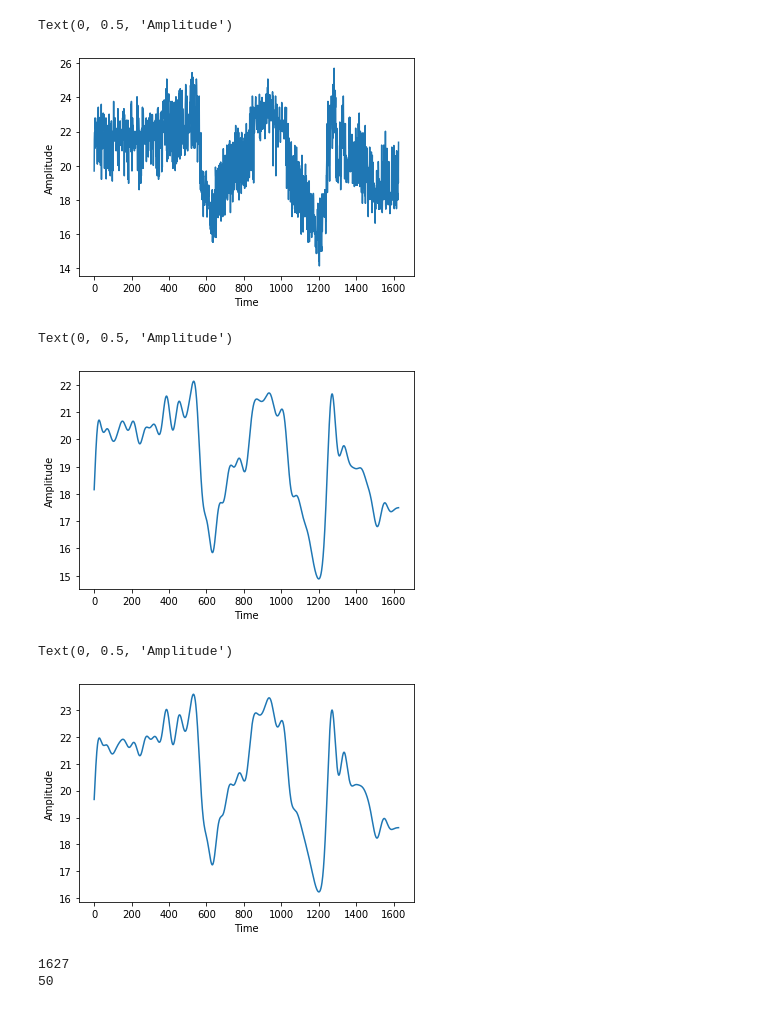
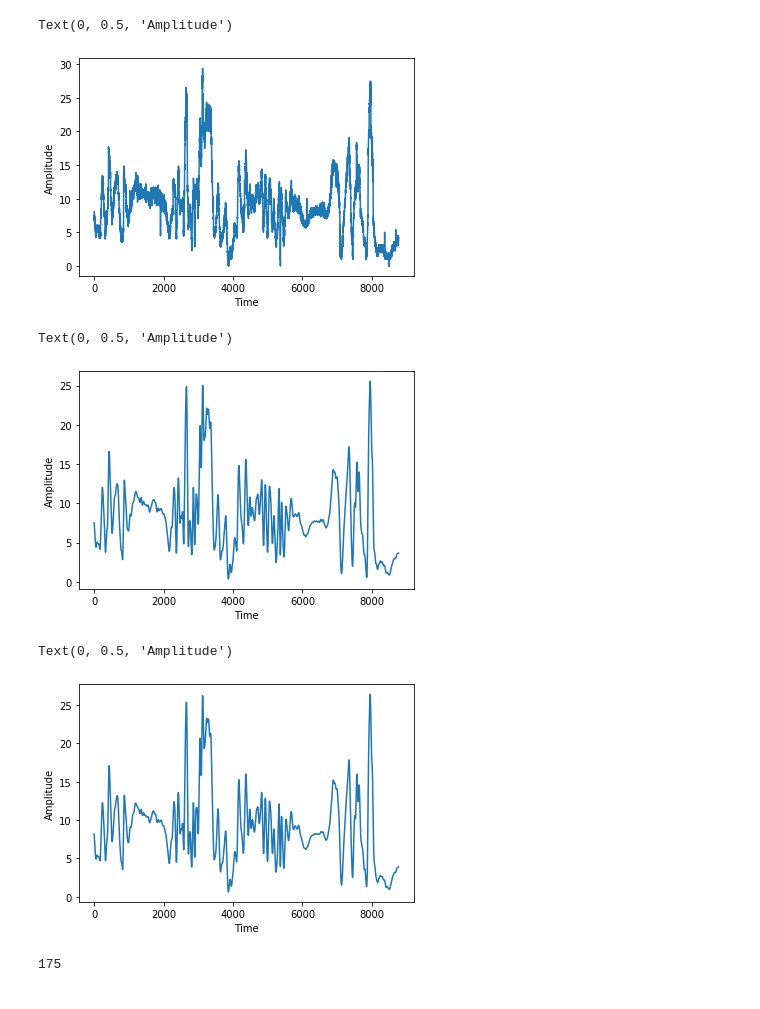
Before and after one commit to SohamPatel/WiFi_ID, a Jupyter notebook: Silence Removal.ipynb, the cells around one changed output. Cells and saved outputs as stored; diff of their text form; code cells hidden in the pictures.

```diff
--- a/Silence Removal.ipynb
+++ b/Silence Removal.ipynb
@@ -2,9 +2,10 @@
 %matplotlib inline
 import matplotlib.pyplot as plt
 import scipy.io as sio
-from scipy.signal import butter, lfilter, filtfilt
+import math
+from scipy.signal import butter, lfilter, filtfilt, medfilt
 
-matlab_file = 'test.mat'
+matlab_file = './Sushant_CSI/1m/backward_converted/log_3.mat'
 # %%
 mat_contents = sio.loadmat(matlab_file)
 antenna_1 = mat_contents['M']
@@ -38,7 +39,7 @@ plt.xlabel('Time')
 plt.ylabel('Amplitude')
 # %% [output]
 Text(0, 0.5, 'Amplitude')
-[figure, old version]
+[figure, new version]
 # %%
 flt_ord = 12
 b, a = butter(flt_ord, 30/(fs/2), 'lowpass', analog=False)
@@ -48,36 +49,35 @@ plt.xlabel('Time')
 plt.ylabel('Amplitude')
 # %% [output]
 Text(0, 0.5, 'Amplitude')
-[figure, old version]
+[figure, new version]
 # %%
-flt_ord = 11
+flt_ord = 5
 b, a = butter(flt_ord, 30/(fs/2), 'lowpass', analog=False)
 output = filtfilt(b, a, y_axis)
 plt.plot(output)
 plt.xlabel('Time')
 plt.ylabel('Amplitude')
 # %% [output]
 Text(0, 0.5, 'Amplitude')
-[figure, old version]
+[figure, new version]
 # %%
 # -- SILENCE REMOVAL ---
-
-# 1. Separating into frames
-time_duration = len(output)
-print(time_duration)
-
 import math
 
+# 1. Separate the CSI data into a sequence of frames
+num_packets = len(output)
+
+# five_milisec is the number of data(frequency) in each frame.
+
 data_per_frame = 50
-total_num_frames = math.floor(time_duration/data_per_frame)
+total_num_frames = math.floor(num_packets/data_per_frame)
+
+print(total_num_frames)
 frames = []
 
 for frame in range(total_num_frames):
     cur_index = data_per_frame*frame
-    each_list = output[cur_index: cur_index+data_per_frame]
-    frames.append(each_list)
-
-print(len(frames[31]))
+    seq = output[cur_index : cur_index+data_per_frame]
+    frames.append(seq)
 # %% [output]
-1627
-50
+175
```
Also changed, not shown: parts of 4 cells of this notebook.
